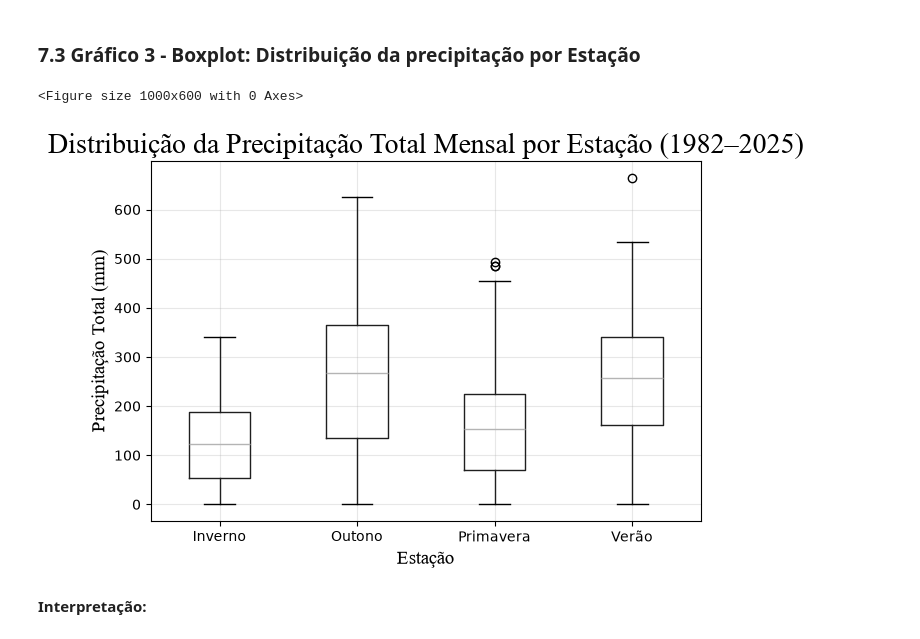
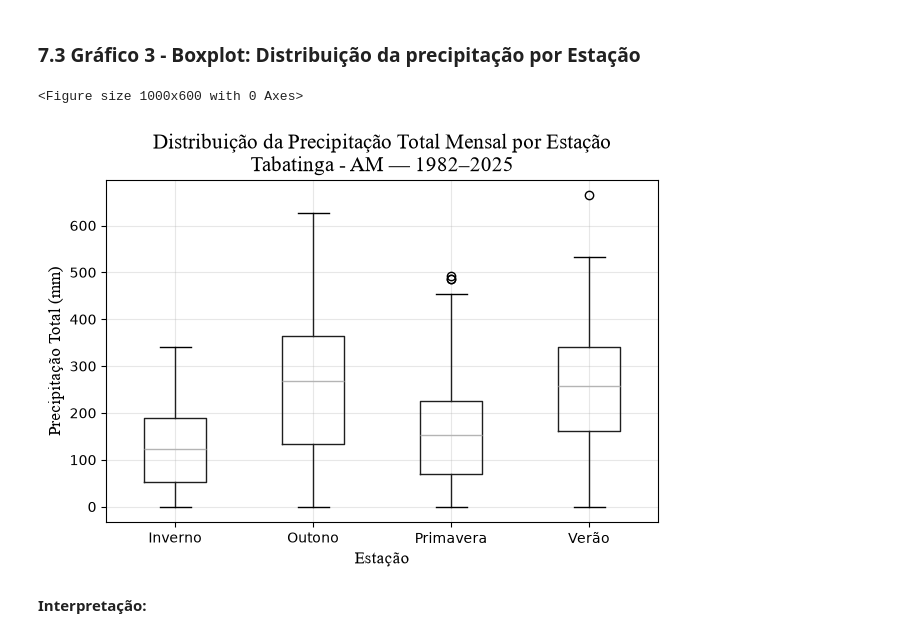
Before and after one commit to jonestiago/rainfall-timeseries-analysis, a Jupyter notebook: notebook/a_analise_exploratoria.ipynb, the cells around one changed output. Saved outputs shown, nothing was run; the diff lists cells and outputs as text; code cells hidden in the pictures.

```diff
--- a/notebook/a_analise_exploratoria.ipynb
+++ b/notebook/a_analise_exploratoria.ipynb
@@ -867,24 +867,24 @@ plt.show()
 # %%
 # Gráfico 3 - Boxplot por Estação
 # Configurações de Layout (Dimensionamento)
 plt.figure(figsize=(10,6))
 
 # Plotagem
 df_ajustado.boxplot(column='Total', by='Estacao')
 
 # Configurações de Layout e Estilo
-plt.title('Distribuição da Precipitação Total Mensal por Estação (1982–2025)', fontfamily='Times New Roman', fontsize=20)
+plt.title('Distribuição da Precipitação Total Mensal por Estação\nTabatinga - AM — 1982–2025', fontfamily='Times New Roman', fontsize=15)
 plt.suptitle('')  # Remove o título padrão do boxplot
-plt.xlabel('Estação', fontfamily='Times New Roman', fontsize=14)
-plt.ylabel('Precipitação Total (mm)', fontfamily='Times New Roman', fontsize=14)
+plt.xlabel('Estação', fontfamily='Times New Roman', fontsize=12)
+plt.ylabel('Precipitação Total (mm)', fontfamily='Times New Roman', fontsize=12)
 plt.grid(True, alpha=0.3)
 plt.tight_layout()
 
 # Visualização do gráfico
 plt.show()
 # %% [output]
 <Figure size 1000x600 with 0 Axes>
-[figure, old version]
+[figure, new version]
 # %% [markdown]
 **Interpretação:**
 # %% [markdown]
```
Also changed, not shown: parts of 3 cells of this notebook.
